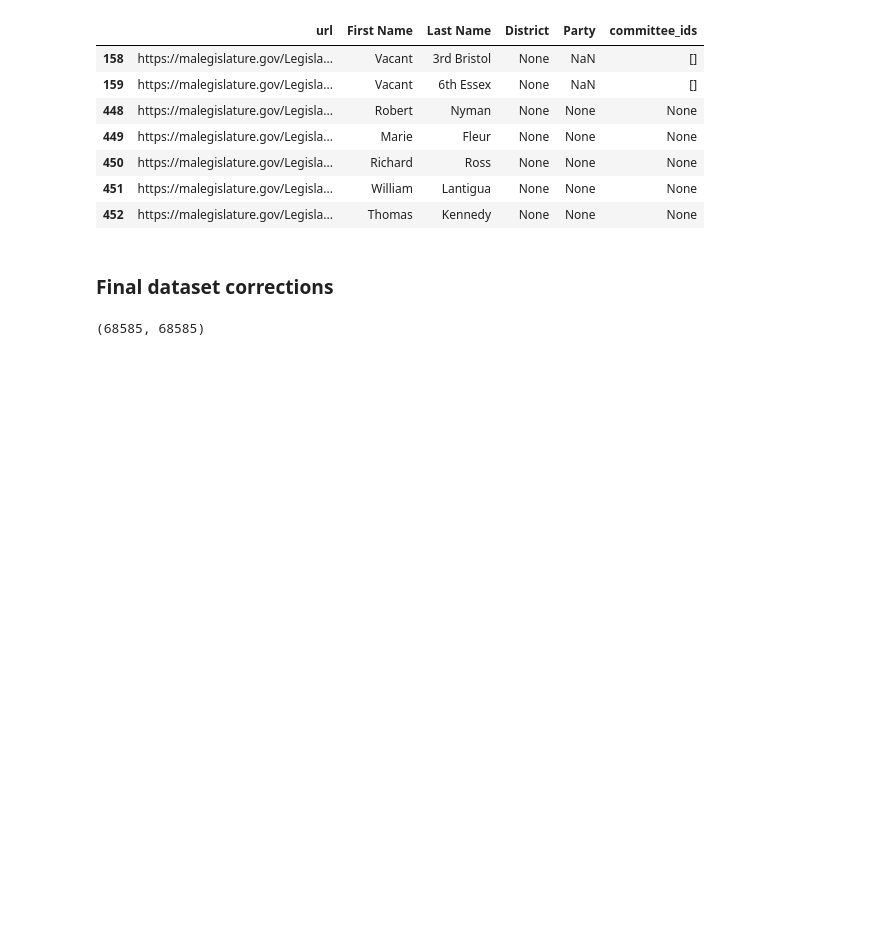
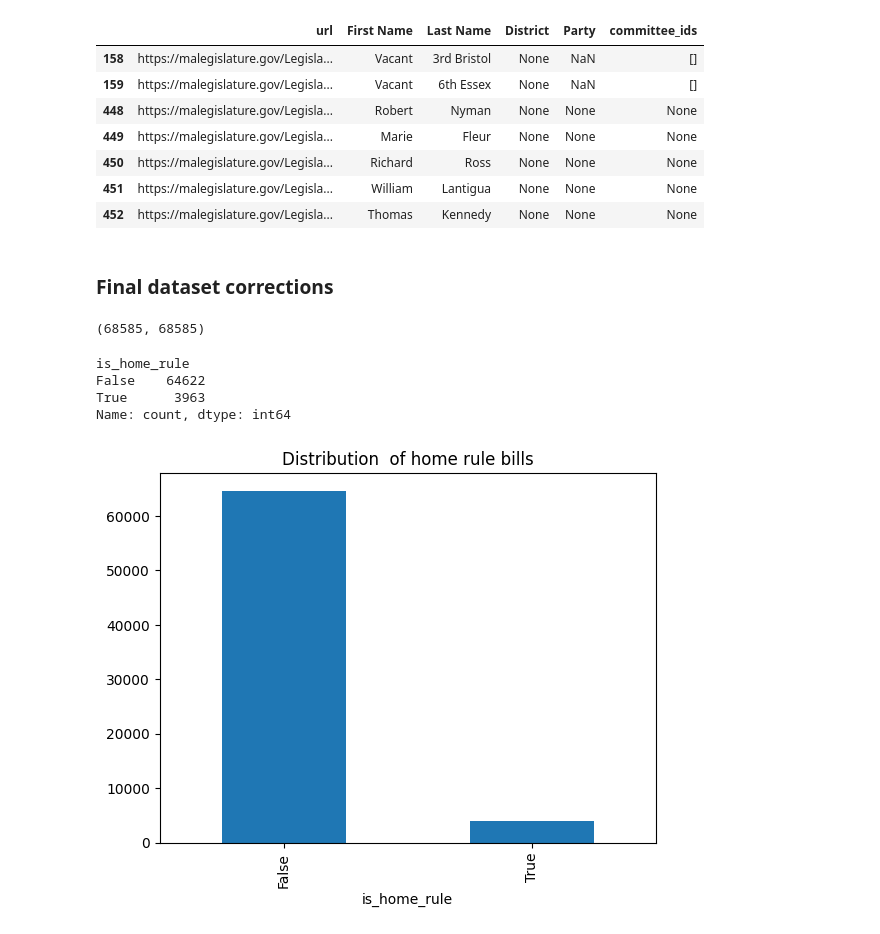
Before and after one commit to BU-Spark/ml-artifexai-legislation, a Jupyter notebook: notebooks/dataset_corrections.ipynb, the cells around one changed output. Drawn from its saved outputs; the diff is of its cells as text; code cells hidden in the pictures; blank space fills up the shorter version.

```diff
--- a/notebooks/dataset_corrections.ipynb
+++ b/notebooks/dataset_corrections.ipynb
@@ -327,0 +335,14 @@ df.iloc.to_csv('../data/raw/corrected_data.csv', index=False)
+# %%
+import pandas as pd
+import matplotlib.pyplot as plt
+df = pd.read_csv('../data/raw/corrected_data.csv')
+# %%
+df.is_home_rule.value_counts().plot(kind='bar')
+plt.title('Distribution  of home rule bills');
+df.is_home_rule.value_counts()
+# %% [output]
+is_home_rule
+False    64622
+True      3963
+Name: count, dtype: int64
+[figure, added]
```
Also changed, not shown: parts of 5 cells of this notebook, 3 other files.
